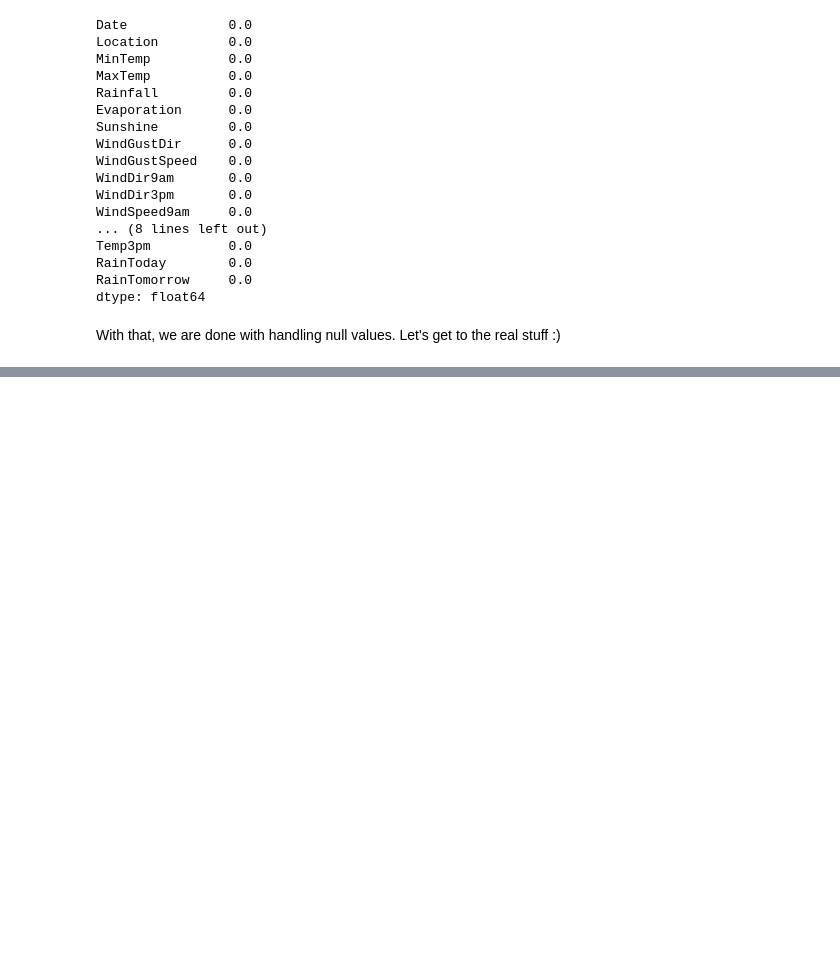
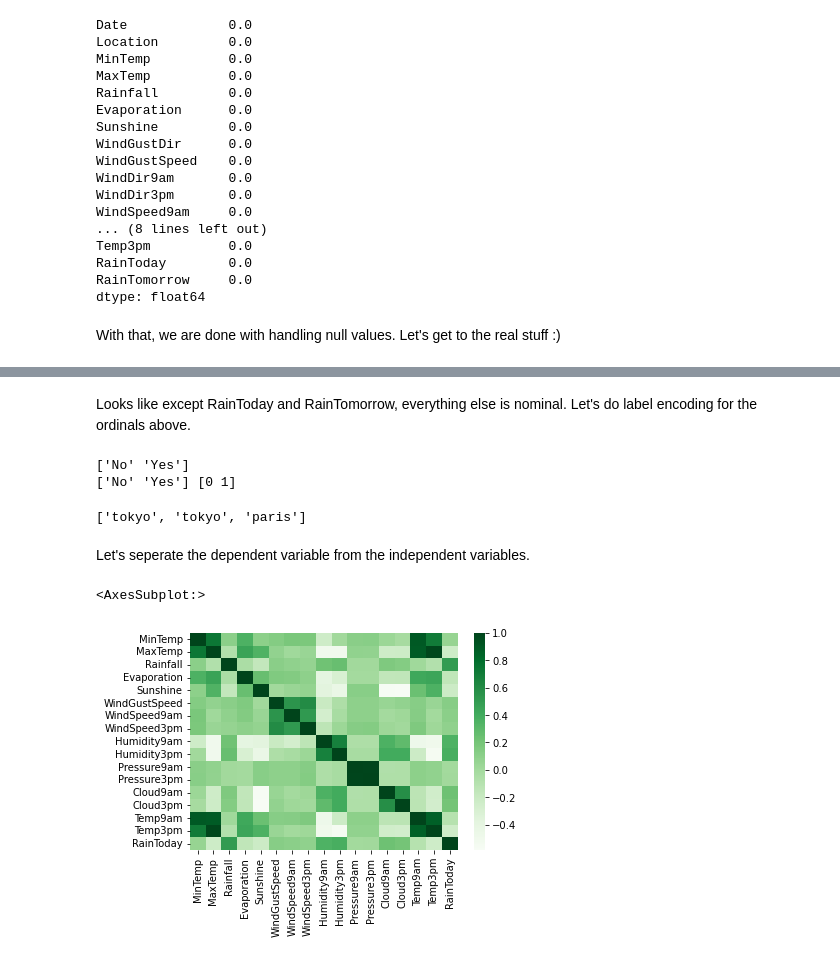
Before and after one commit to ktjayamanna/rainPrediction, a Jupyter notebook: modelBuild.ipynb, the cells around one changed output, grey strips where cells are left out. Cells and saved outputs as stored; diff of their text form; code cells hidden in the pictures; blank space fills up the shorter version.

```diff
--- a/modelBuild.ipynb
+++ b/modelBuild.ipynb
@@ -12,4 +16,4 @@ od.download(dataset_url)
 Skipping, found downloaded files in "./weather-dataset-rattle-package" (use force=True to force download)
 # %%
 #Read Data
-df = pd.read_csv('weather-dataset-rattle-package/weatherAUS.csv')
+df = pd.read_csv('weather-dataset-rattle-package/weatherAUS.csv', index_col = False)
@@ -128,0 +149,40 @@ With that, we are done with handling null values. Let's get to the real stuff :)
+# %% [markdown]
+Looks like except RainToday and RainTomorrow, everything else is nominal. Let's do label encoding for the ordinals above.
+# %%
+
+#Save up the mappings
+label_encodings = {}
+def labelEncode(_df, _col_name):
+    # creating instance of labelencoder
+    labelencoder = LabelEncoder()
+    df = _df
+    col_name = _col_name
+    #fit
+    labelencoder.fit(df[col_name])
+    mapped_from = labelencoder.classes_
+    #transform
+    df[col_name] = labelencoder.transform(df[col_name])
+    mapped_to = labelencoder.transform(mapped_from)
+    #concat the mapping
+    res = dict(zip(mapped_from, mapped_to))
+    return (res, df)
+mapping, df = labelEncode(df, 'RainToday')
+label_encodings['RainToday'] = mapping
+
+mapping, df = labelEncode(df, 'RainToday')
+label_encodings['RainToday'] = mapping
+# %% [output]
+['No' 'Yes']
+['No' 'Yes'] [0 1]
+# %%
+le = LabelEncoder()
+le.fit(["paris", "paris", "tokyo", "amsterdam"])
+LabelEncoder()
+list(le.classes_)
+
+le.transform(["tokyo", "tokyo", "paris"])
+list(le.inverse_transform([2, 2, 1]))
+# %% [output]
+['tokyo', 'tokyo', 'paris']
+# %% [markdown]
+Let's seperate the dependent variable from the independent variables.
@@ -128,0 +193,6 @@ With that, we are done with handling null values. Let's get to the real stuff :)
+# %%
+#Let's check which features have the highest correlation
+sns.heatmap(df.corr(), cmap = 'Greens' )
+# %% [output]
+<AxesSubplot:>
+[figure, added]
```
Also changed, not shown: parts of 7 cells of this notebook, 1 other file.
